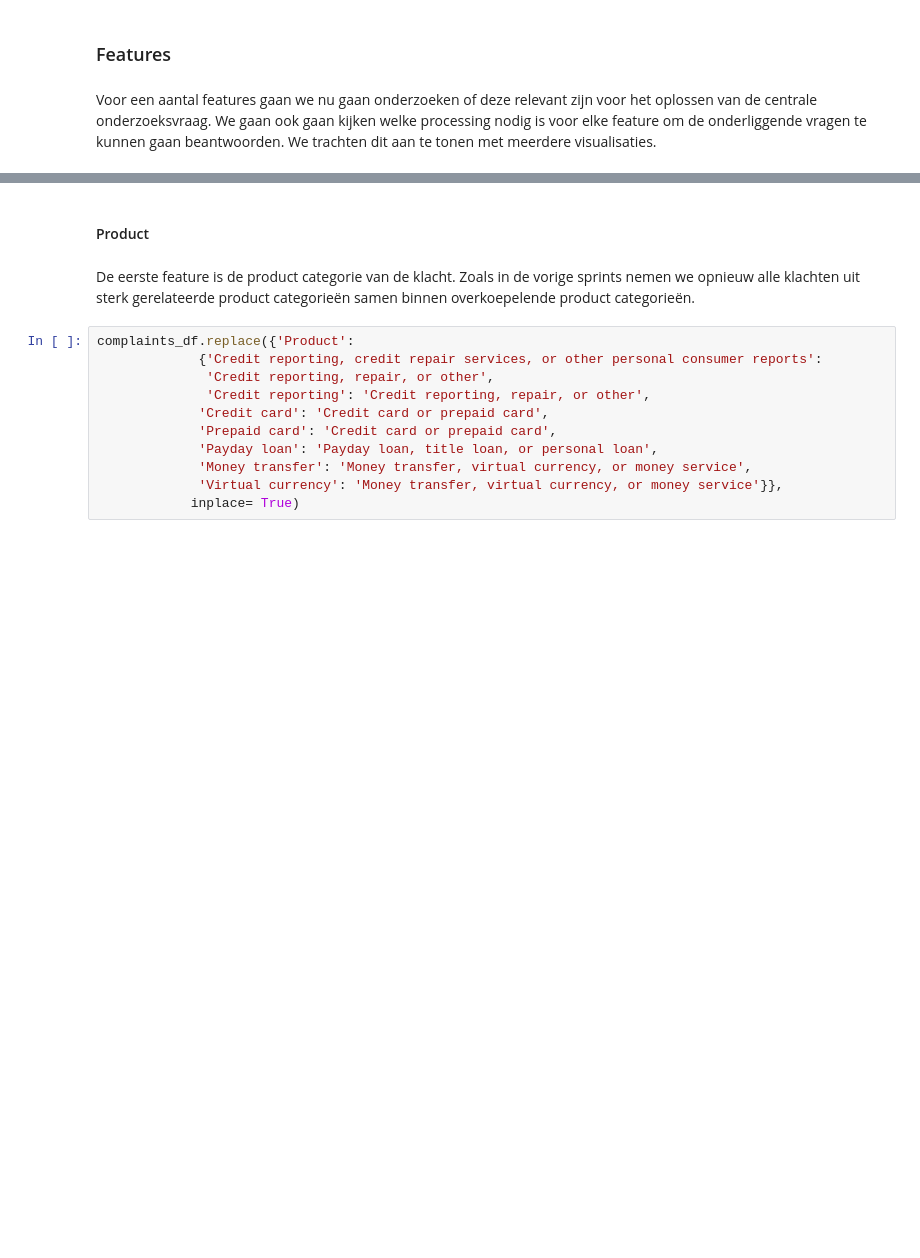
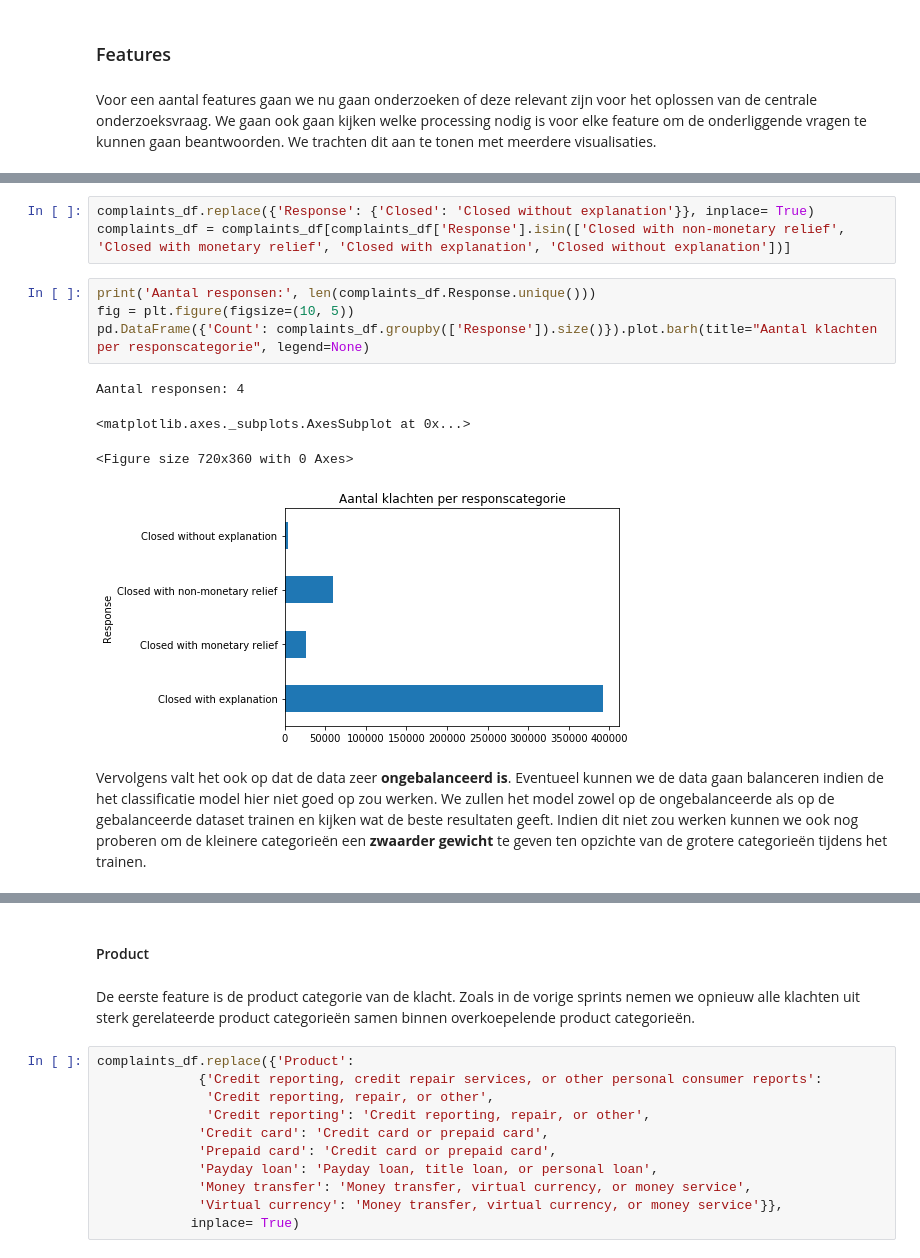
Before and after one commit to WouterStemgee/applied-machine-learning-consumer-complaints-database, a Jupyter notebook: sprint3/sprint3.ipynb, the cells around one changed output, grey strips where cells are left out. Cells and saved outputs as stored; diff of their text form; blank space fills up the shorter version.

```diff
--- a/sprint3/sprint3.ipynb
+++ b/sprint3/sprint3.ipynb
@@ -62,0 +76,14 @@ Voor een aantal features gaan we nu gaan onderzoeken of deze relevant zijn voor
+# %%
+complaints_df.replace({'Response': {'Closed': 'Closed without explanation'}}, inplace= True)
+complaints_df = complaints_df[complaints_df['Response'].isin(['Closed with non-monetary relief', 'Closed with monetary relief', 'Closed with explanation', 'Closed without explanation'])]
+# %%
+print('Aantal responsen:', len(complaints_df.Response.unique()))
+fig = plt.figure(figsize=(10, 5))
+pd.DataFrame({'Count': complaints_df.groupby(['Response']).size()}).plot.barh(title="Aantal klachten per responscategorie", legend=None)
+# %% [output]
+Aantal responsen: 4
+<matplotlib.axes._subplots.AxesSubplot at 0x...>
+<Figure size 720x360 with 0 Axes>
+[figure, added]
+# %% [markdown]
+Vervolgens valt het ook op dat de data zeer **ongebalanceerd is**. Eventueel kunnen we de data gaan balanceren indien de het classificatie model hier niet goed op zou werken. We zullen het model zowel op de ongebalanceerde als op de gebalanceerde dataset trainen en kijken wat de beste resultaten geeft. Indien dit niet zou werken kunnen we ook nog proberen om de kleinere categorieën een **zwaarder gewicht** te geven ten opzichte van de grotere categorieën tijdens het trainen.
```
Also changed, not shown: parts of 45 cells of this notebook.
